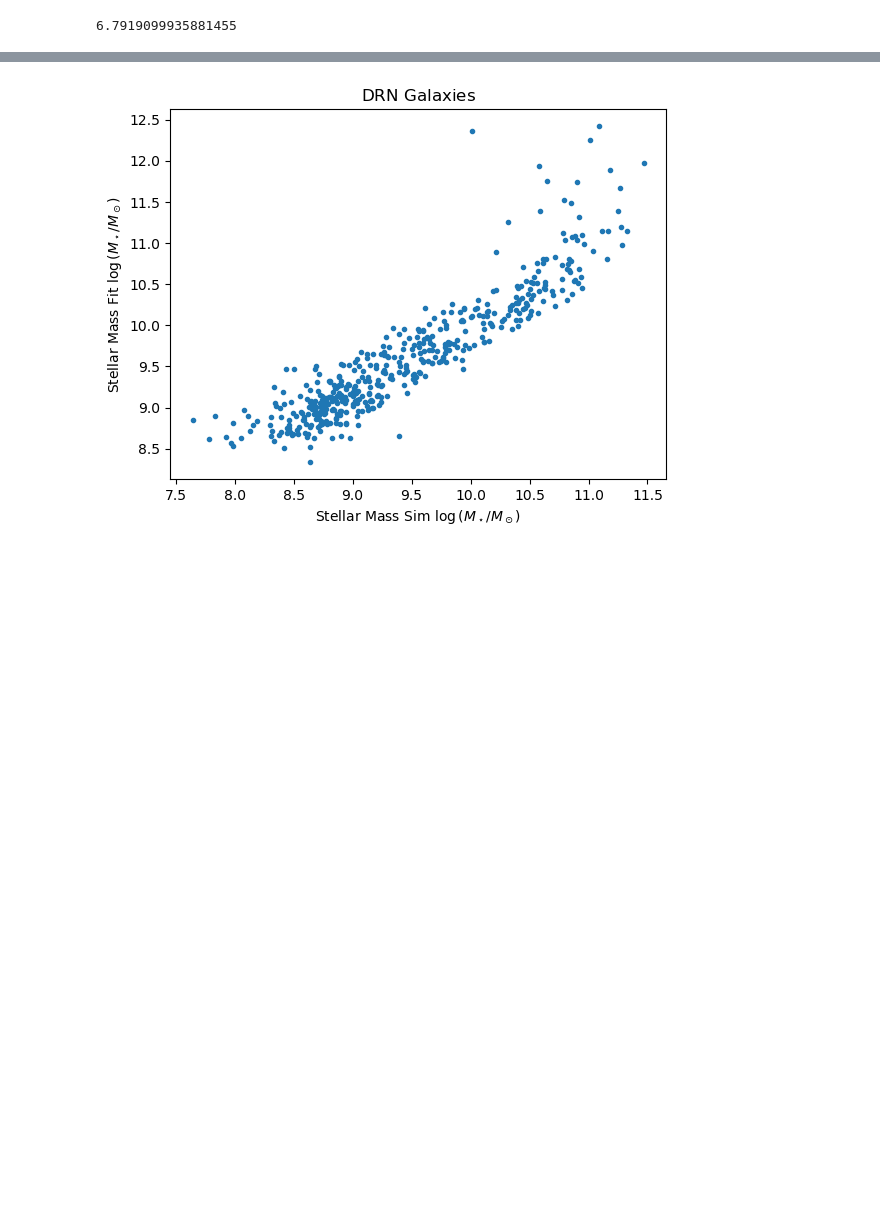
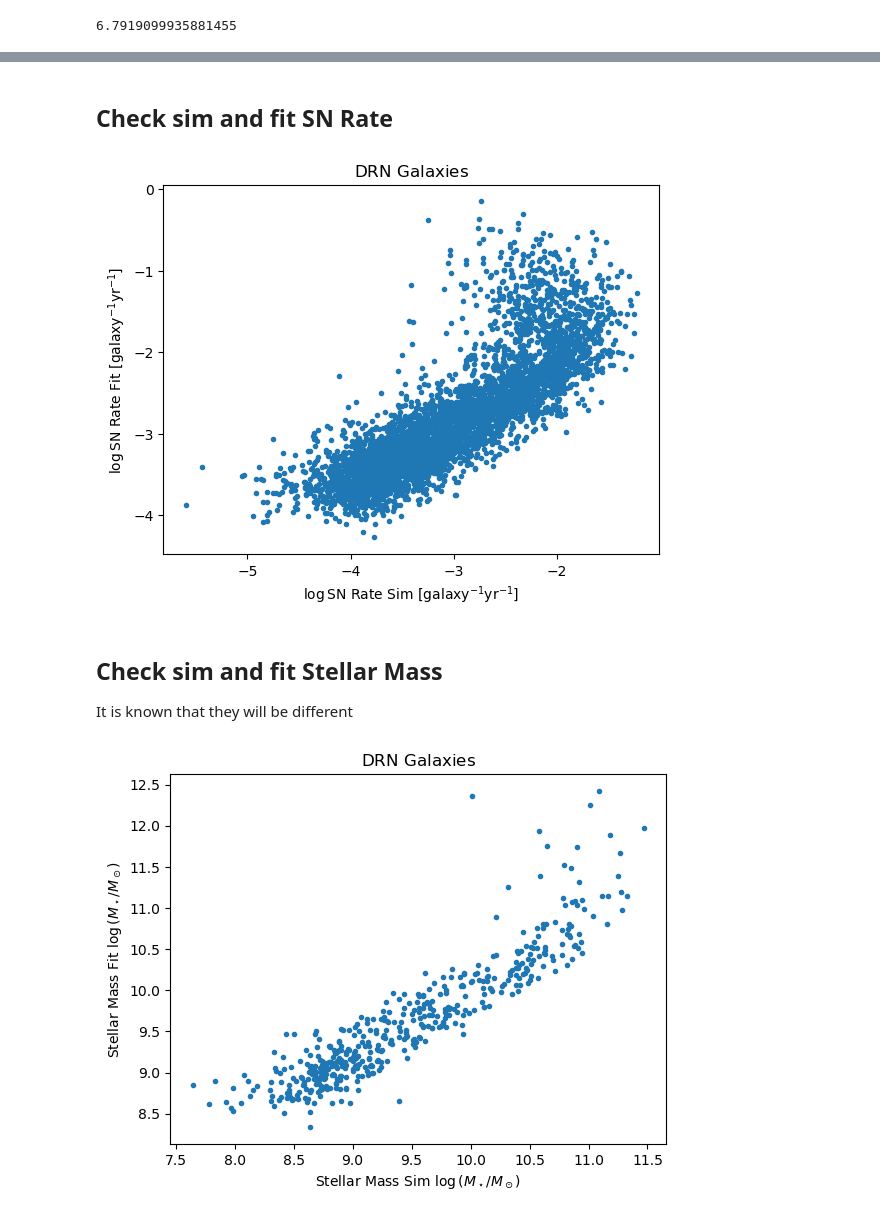
Before and after one commit to AlexGKim/sn_diffstar, a Jupyter notebook: nb/SNRate.ipynb, the cells around one changed output, grey strips where cells are left out. Drawn from its saved outputs; the diff is of its cells as text; code cells hidden in the pictures; blank space fills up the shorter version.

```diff
--- a/nb/SNRate.ipynb
+++ b/nb/SNRate.ipynb
@@ -39,3 +99,17 @@ print(data[2][0])
+# %% [markdown]
+## Check sim and fit SN Rate
+# %%
+fig, ax = plt.subplots(1, 1)
+__=ax.plot(numpy.log10(SNR_sim),numpy.log10(SNR_fit),'.')
+
+tlabel = ax.set_title(r'${\rm DRN\ Galaxies}$')
+xlabel = ax.set_xlabel(r'$ \log{\rm SN\ Rate\ Sim\ }[{\rm galaxy}^{-1}{\rm yr}^{-1}]$')
+ylabel = ax.set_ylabel(r'$ \log{\rm SN\ Rate\ Fit\ }[{\rm galaxy}^{-1}{\rm yr}^{-1}]$')
+# %% [output]
+[figure, added]
+# %% [markdown]
+## Check sim and fit Stellar Mass
+It is known that they will be different
 # %%
 logSM_sim=[]
 logSM_fit=[]
```
Also changed, not shown: parts of 9 cells of this notebook.
